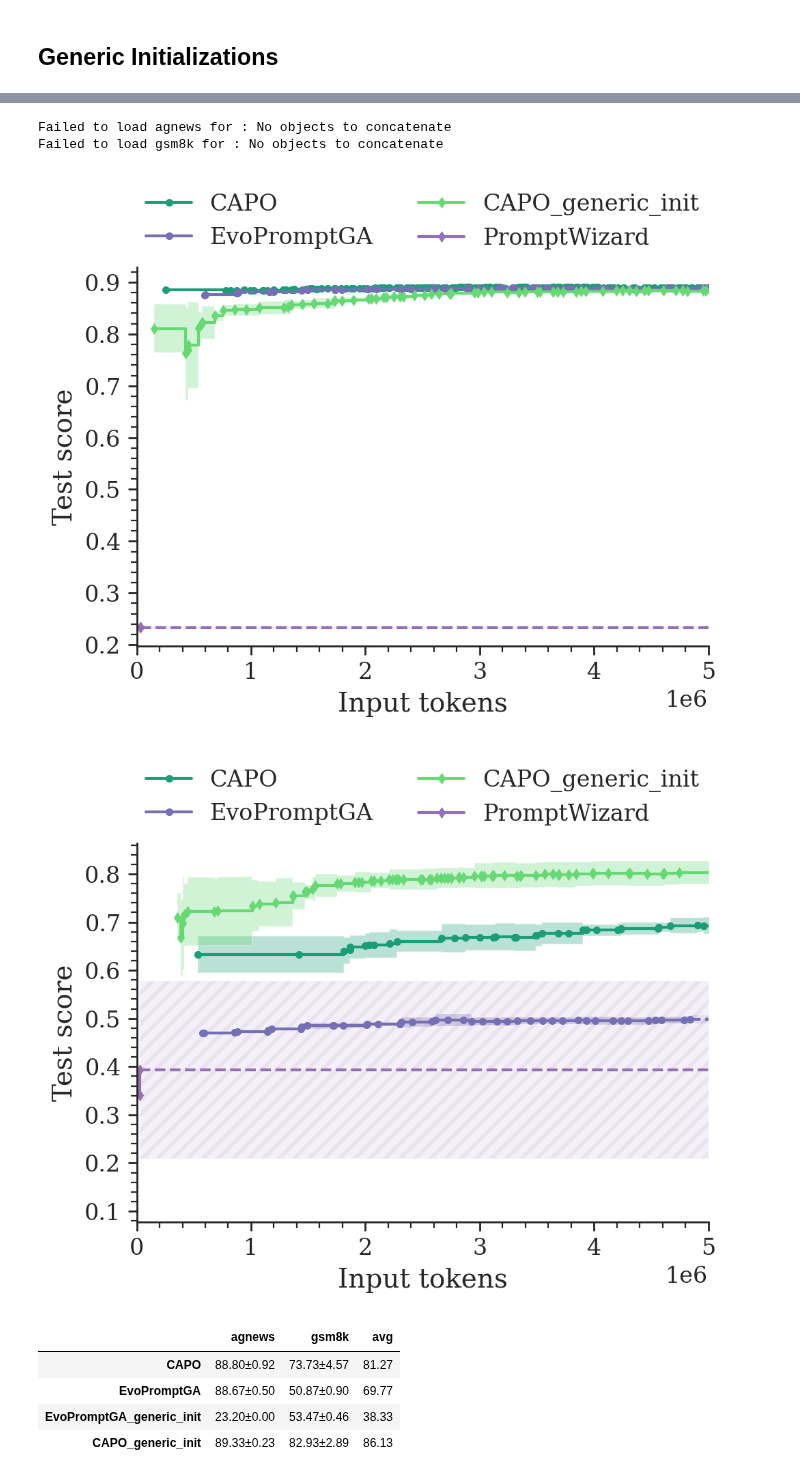
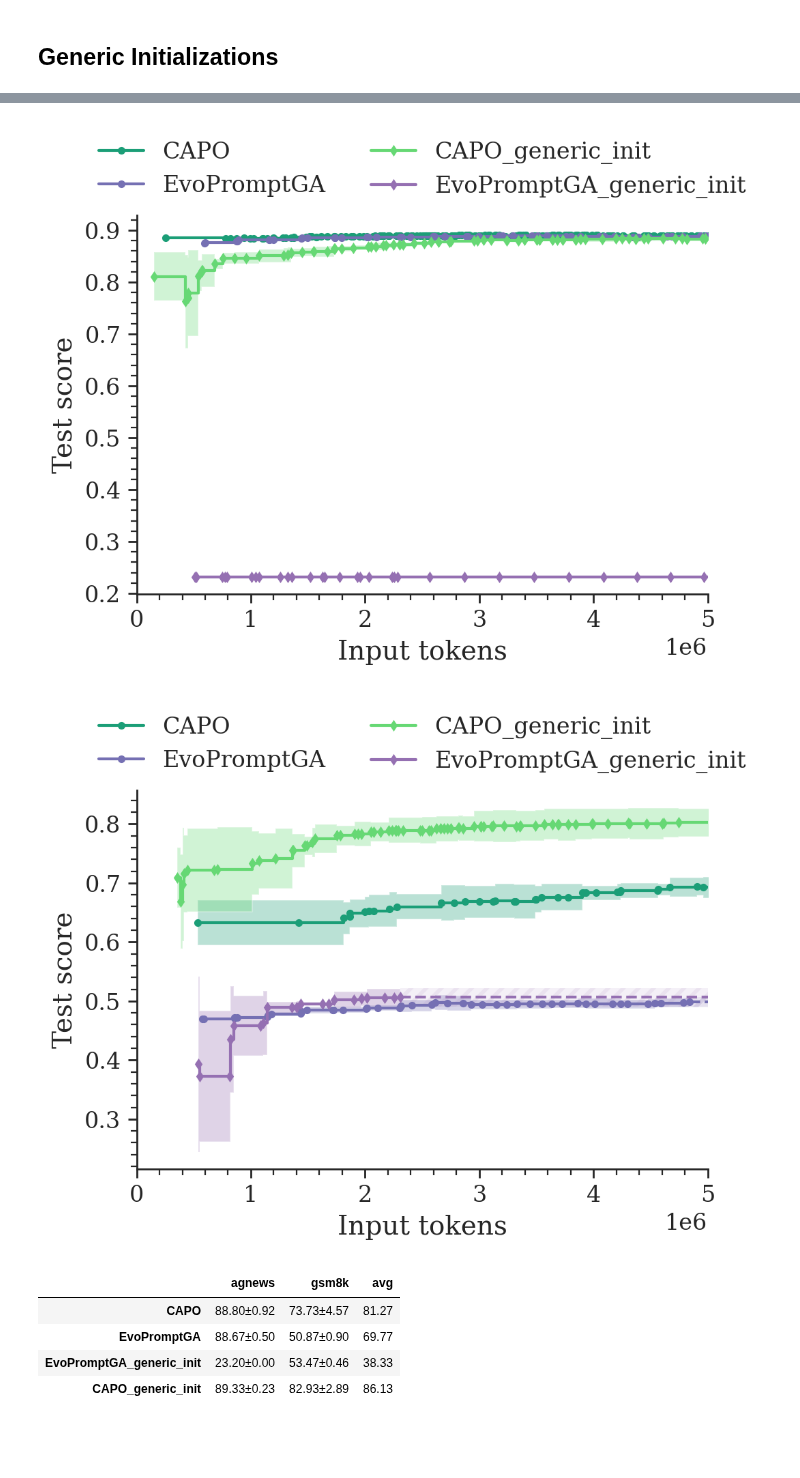
Before and after one commit to finitearth/capo, a Jupyter notebook: notebooks/paper_visualization/ablation_visualization.ipynb, the cells around one changed output, grey strips where cells are left out. Saved outputs shown, nothing was run; the diff lists cells and outputs as text; code cells hidden in the pictures; blank space fills up the shorter version.

```diff
--- a/notebooks/paper_visualization/ablation_visualization.ipynb
+++ b/notebooks/paper_visualization/ablation_visualization.ipynb
@@ -47,5 +54,8 @@ for dataset in DATASETS:
         plot_stddev=True,
         plot_seeds=False,
         x_col="input_tokens_cum",
+        colors=colors,
+        markers=markers,
+        ncols=2,
     )
 # %% [output]
@@ -71,5 +81,8 @@ for dataset in DATASETS:
         path_prefix="../..",
         plot_stddev=True,
         x_col="step",
+        colors=colors,
+        markers=markers,
+        ncols=2,
     )
 # %% [output]
@@ -86,5 +99,8 @@ for dataset in DATASETS:
         path_prefix="../..",
         plot_stddev=True,
         x_col="step",
+        colors=colors,
+        markers=markers
+        ncols=2,
     )
 # %% [output]
@@ -103,5 +118,8 @@ for dataset in DATASETS:
         path_prefix="../..",
         plot_stddev=True,
         x_col="input_tokens_cum",
+        colors=colors,
+        markeres=markers,
+        ncols=2,
     )
 # %% [output]
@@ -126,23 +133,19 @@ colors = ["#1b9e77", "#7570b3", "#66D874", "#9570b2"]
 # %%
 for dataset in DATASETS:
     plot_population_scores_comparison(
         dataset,
         "llama",
         ["CAPO", "EvoPromptGA", "CAPO_generic_init", "EvoPromptGA_generic_init"],
         path_prefix="../../",
         plot_stddev=True,
-        # plot_seeds=True,
         x_col="input_tokens_cum",
         colors=colors,
-        markers=["o", "o", "d", "d"],
+        markers=markers,
         ncols=2,
-        n_seeds_to_plot_std=2,
     )
 # %% [output]
-Failed to load agnews for : No objects to concatenate
-Failed to load gsm8k for : No objects to concatenate
-[figure, old version]
+[figure, new version]
-[figure, old version]
+[figure, new version]
 # %%
 generate_comparison_table(
     DATASETS,
```
Also changed, not shown: parts of 10 cells of this notebook, 2 other files.
